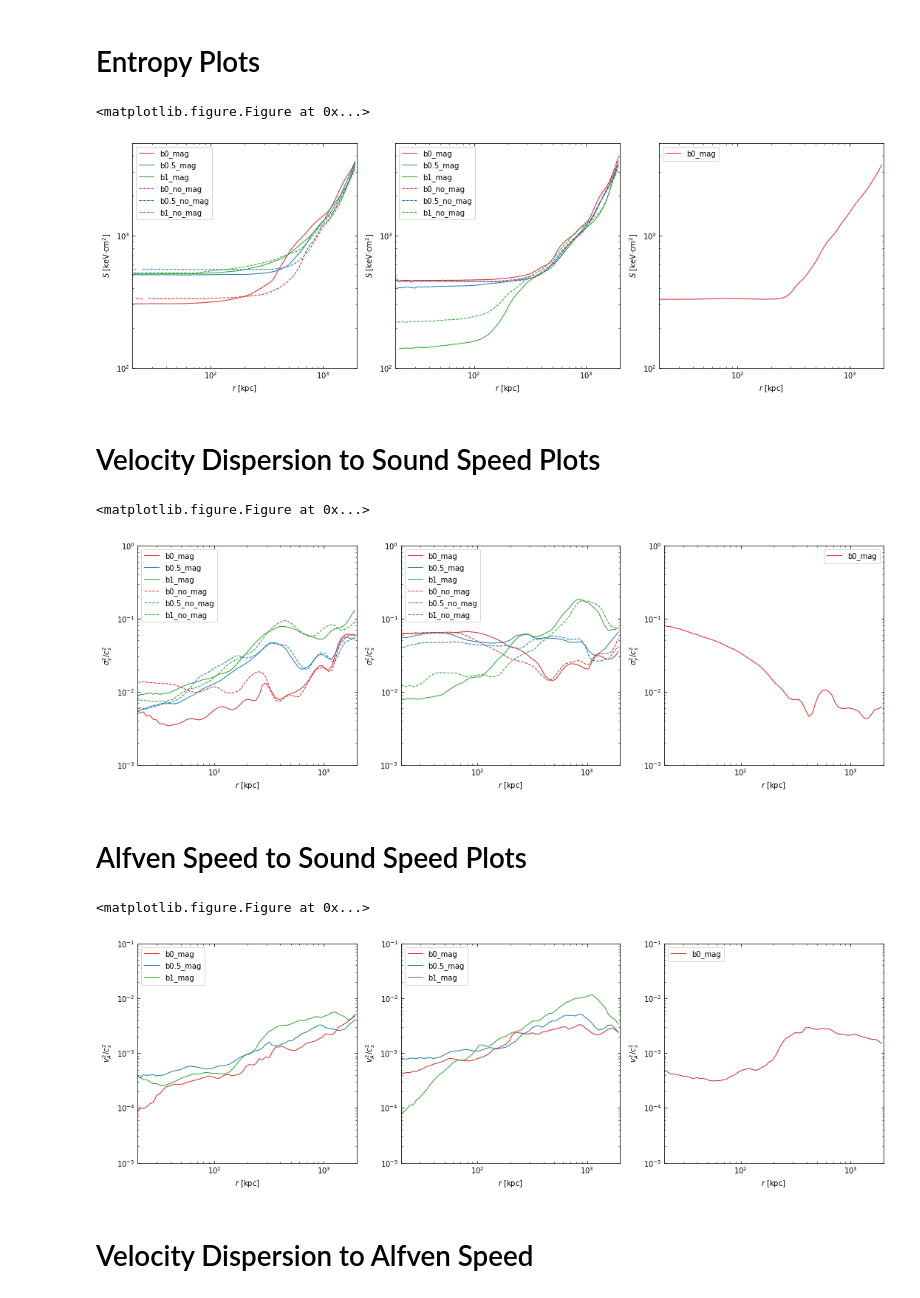
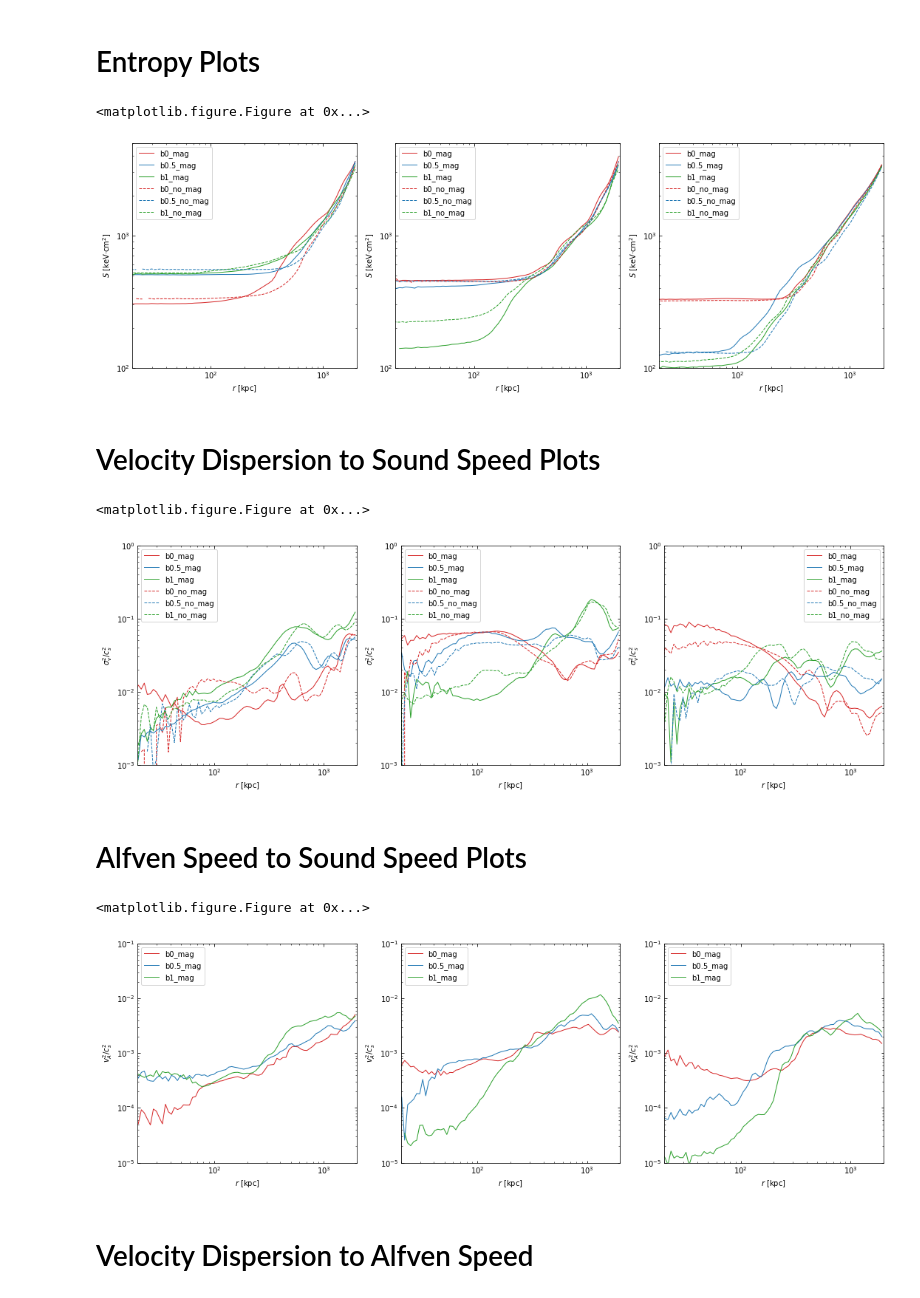
Before and after one commit to bbrzycki/cluster-mergers-and-b-fields, a Jupyter notebook: plotting_notebook_p.ipynb, the cells around one changed output. Cells and saved outputs as stored; diff of their text form; code cells hidden in the pictures.

```diff
--- a/plotting_notebook_p.ipynb
+++ b/plotting_notebook_p.ipynb
@@ -127,7 +133,7 @@ SIM_TYPE31_no_mag = "1to10_b0"+"_no_mag.hdf5"
 SIM_TYPE32_no_mag = "1to10_b0.5"+"_no_mag.hdf5"
 SIM_TYPE33_no_mag = "1to10_b1"+"_no_mag.hdf5"
 
-a=0
+a=00
 
 radius = m.yt.YTArray.from_hdf5(SIM_TYPE11_mag, dataset_name="/%s/radius"%"profiles_0500")[a:].in_units('kpc')
 
@@ -145,10 +151,17 @@ num=(m.np.log10(xlim2)-m.np.log10(xlim1))/(m.np.log10(ylim2)-m.np.log10(ylim1))
 ax1 = m.plt.subplot(131, aspect=num)
 ax2 = m.plt.subplot(132, aspect=num)
 ax3 = m.plt.subplot(133, aspect=num)
-#ax1.tick_params(direction='in',top='on',right='on')
+# #ax1.tick_params(direction='in',top='on',right='on')
+
+# ax1 = m.plt.subplot(131)
+# ax2 = m.plt.subplot(132)
+# ax3 = m.plt.subplot(133)
 
 
 axes = [ax1, ax2, ax3]
+
+print(radius, len(radius))
+print(density(SIM_TYPE11_no_mag,"profiles_0500"), len(density(SIM_TYPE11_no_mag,"profiles_0500")))
 
 # magnetic
 line_11_mag, =ax1.plot(radius, density(SIM_TYPE11_mag,"profiles_0500"), 'C3', lw=1, label="b0_mag")
@@ -158,8 +171,8 @@ line_21_mag, =ax2.plot(radius, density(SIM_TYPE21_mag,"profiles_0500"), 'C3', lw
 line_22_mag, =ax2.plot(radius, density(SIM_TYPE22_mag,"profiles_0500"), 'C0', lw=1, label="b0.5_mag")
 line_23_mag, =ax2.plot(radius, density(SIM_TYPE23_mag,"profiles_0450"), 'C2', lw=1, label="b1_mag")
 line_31_mag, =ax3.plot(radius, density(SIM_TYPE31_mag,"profiles_0500"), 'C3', lw=1, label="b0_mag")
-#line_32_mag, =ax3.plot(radius, density(SIM_TYPE32_mag,"profiles_0500"), 'C0', lw=1, label="b0.5_mag")
-#line_33_mag, =ax3.plot(radius, density(SIM_TYPE33_mag,"profiles_0500"), 'C2', lw=1, label="b1_mag")
+line_32_mag, =ax3.plot(radius, density(SIM_TYPE32_mag,"profiles_0500"), 'C0', lw=1, label="b0.5_mag")
+line_33_mag, =ax3.plot(radius, density(SIM_TYPE33_mag,"profiles_0500"), 'C2', lw=1, label="b1_mag")
 
 # non-magnetic
 line_11_no_mag, =ax1.plot(radius, density(SIM_TYPE11_no_mag,"profiles_0500"), 'C3--', lw=1, label="b0_no_mag")
@@ -168,16 +181,16 @@ line_13_no_mag, =ax1.plot(radius, density(SIM_TYPE13_no_mag,"profiles_0500"), 'C
 line_21_no_mag, =ax2.plot(radius, density(SIM_TYPE21_no_mag,"profiles_0500"), 'C3--', lw=1, label="b0_no_mag")
 line_22_no_mag, =ax2.plot(radius, density(SIM_TYPE22_no_mag,"profiles_0500"), 'C0--', lw=1, label="b0.5_no_mag")
 line_23_no_mag, =ax2.plot(radius, density(SIM_TYPE23_no_mag,"profiles_0500"), 'C2--', lw=1, label="b1_no_mag")
-#line_31_no_mag, =ax3.plot(radius, density(SIM_TYPE31_no_mag,"profiles_0500"), 'C3--', lw=1, label="b0_no_mag")
-#line_32_no_mag, =ax3.plot(radius, density(SIM_TYPE32_no_mag,"profiles_0500"), 'C0--', lw=1, label="b0.5_no_mag")
-#line_33_no_mag, =ax3.plot(radius, density(SIM_TYPE33_no_mag,"profiles_0500"), 'C2--', lw=1, label="b1_no_mag")
+line_31_no_mag, =ax3.plot(radius, density(SIM_TYPE31_no_mag,"profiles_0500"), 'C3--', lw=1, label="b0_no_mag")
+line_32_no_mag, =ax3.plot(radius, density(SIM_TYPE32_no_mag,"profiles_0500"), 'C0--', lw=1, label="b0.5_no_mag")
+line_33_no_mag, =ax3.plot(radius, density(SIM_TYPE33_no_mag,"profiles_0500"), 'C2--', lw=1, label="b1_no_mag")
 
 ax1.legend(handles=[line_11_mag,line_12_mag,line_13_mag,line_11_no_mag,line_12_no_mag,line_13_no_mag], loc=3)
 ax2.legend(handles=[line_21_mag,line_22_mag,line_23_mag,line_21_no_mag,line_22_no_mag,line_23_no_mag], loc=3)
 # ax3.legend(handles=[line_31_mag,line_32_mag,line_33_mag,line_31_no_mag,line_32_no_mag,line_33_no_mag], loc=1)
 #ax1.legend(handles=[line_11_mag,line_12_mag,line_13_mag,line_11_no_mag,line_12_no_mag,line_13_no_mag], loc=3)
 #ax2.legend(handles=[line_21_mag,line_22_mag,line_21_no_mag], loc=3)
-ax3.legend(handles=[line_31_mag], loc=3)
+ax3.legend(handles=[line_31_mag,line_32_mag,line_33_mag,line_31_no_mag,line_32_no_mag,line_33_no_mag], loc=3)
 
 #format axes
 for plot_ax in axes:
@@ -292,8 +304,8 @@ line_21_mag, =ax2.plot(radius, S(SIM_TYPE21_mag,"profiles_0500"), 'C3', lw=1, la
 line_22_mag, =ax2.plot(radius, S(SIM_TYPE22_mag,"profiles_0500"), 'C0', lw=1, label="b0.5_mag")
 line_23_mag, =ax2.plot(radius, S(SIM_TYPE23_mag,"profiles_0450"), 'C2', lw=1, label="b1_mag")
 line_31_mag, =ax3.plot(radius, S(SIM_TYPE31_mag,"profiles_0500"), 'C3', lw=1, label="b0_mag")
-#line_32_mag, =ax3.plot(radius, S(SIM_TYPE32_mag,"profiles_0500"), 'C0', lw=1, label="b0.5_mag")
-#line_33_mag, =ax3.plot(radius, S(SIM_TYPE33_mag,"profiles_0500"), 'C2', lw=1, label="b1_mag")
+line_32_mag, =ax3.plot(radius, S(SIM_TYPE32_mag,"profiles_0500"), 'C0', lw=1, label="b0.5_mag")
+line_33_mag, =ax3.plot(radius, S(SIM_TYPE33_mag,"profiles_0500"), 'C2', lw=1, label="b1_mag")
 
 # non-magnetic
 line_11_no_mag, =ax1.plot(radius, S(SIM_TYPE11_no_mag,"profiles_0500"), 'C3--', lw=1, label="b0_no_mag")
@@ -302,16 +314,17 @@ line_13_no_mag, =ax1.plot(radius, S(SIM_TYPE13_no_mag,"profiles_0500"), 'C2--',
 line_21_no_mag, =ax2.plot(radius, S(SIM_TYPE21_no_mag,"profiles_0500"), 'C3--', lw=1, label="b0_no_mag")
 line_22_no_mag, =ax2.plot(radius, S(SIM_TYPE22_no_mag,"profiles_0500"), 'C0--', lw=1, label="b0.5_no_mag")
 line_23_no_mag, =ax2.plot(radius, S(SIM_TYPE23_no_mag,"profiles_0500"), 'C2--', lw=1, label="b1_no_mag")
-#line_31_no_mag, =ax3.plot(radius, S(SIM_TYPE31_no_mag,"profiles_0500"), 'C3--', lw=1, label="b0_no_mag")
-#line_32_no_mag, =ax3.plot(radius, S(SIM_TYPE32_no_mag,"profiles_0500"), 'C0--', lw=1, label="b0.5_no_mag")
-#line_33_no_mag, =ax3.plot(radius, S(SIM_TYPE33_no_mag,"profiles_0500"), 'C2--', lw=1, label="b1_no_mag")
+line_31_no_mag, =ax3.plot(radius, S(SIM_TYPE31_no_mag,"profiles_0500"), 'C3--', lw=1, label="b0_no_mag")
+line_32_no_mag, =ax3.plot(radius, S(SIM_TYPE32_no_mag,"profiles_0500"), 'C0--', lw=1, label="b0.5_no_mag")
+line_33_no_mag, =ax3.plot(radius, S(SIM_TYPE33_no_mag,"profiles_0500"), 'C2--', lw=1, label="b1_no_mag")
 
 ax1.legend(handles=[line_11_mag,line_12_mag,line_13_mag,line_11_no_mag,line_12_no_mag,line_13_no_mag], loc=2)
 ax2.legend(handles=[line_21_mag,line_22_mag,line_23_mag,line_21_no_mag,line_22_no_mag,line_23_no_mag], loc=2)
 # ax3.legend(handles=[line_31_mag,line_32_mag,line_33_mag,line_31_no_mag,line_32_no_mag,line_33_no_mag], loc=1)
 #ax1.legend(handles=[line_11_mag,line_12_mag,line_13_mag,line_11_no_mag,line_12_no_mag,line_13_no_mag], loc=2)
 #ax2.legend(handles=[line_21_mag,line_22_mag,line_21_no_mag], loc=2)
-ax3.legend(handles=[line_31_mag], loc=2)
+ax3.legend(handles=[line_31_mag,line_32_mag,line_33_mag,line_31_no_mag,line_32_no_mag,line_33_no_mag], loc=2)
+
 
 #format axes
 for plot_ax in axes:
@@ -339,7 +352,7 @@ m.plt.tight_layout()
 m.plt.show()
 # %% [output]
 <matplotlib.figure.Figure at 0x...>
-[figure, old version]
+[figure, new version]
 # %% [markdown]
 # Velocity Dispersion to Sound Speed Plots
 # %%
@@ -406,8 +419,8 @@ line_21_mag, =ax2.plot(radius, velocity_variance(SIM_TYPE21_mag,"profiles_0500")
 line_22_mag, =ax2.plot(radius, velocity_variance(SIM_TYPE22_mag,"profiles_0500")/c_s_sq(SIM_TYPE22_mag,"profiles_0500"), 'C0', lw=1, label="b0.5_mag")
 line_23_mag, =ax2.plot(radius, velocity_variance(SIM_TYPE23_mag,"profiles_0450")/c_s_sq(SIM_TYPE23_mag,"profiles_0450"), 'C2', lw=1, label="b1_mag")
 line_31_mag, =ax3.plot(radius, velocity_variance(SIM_TYPE31_mag,"profiles_0500")/c_s_sq(SIM_TYPE31_mag,"profiles_0500"), 'C3', lw=1, label="b0_mag")
-#line_32_mag, =ax3.plot(radius, velocity_variance(SIM_TYPE32_mag,"profiles_0500")/c_s_sq(SIM_TYPE32_mag,"profiles_0500"), 'C0', lw=1, label="b0.5_mag")
-#line_33_mag, =ax3.plot(radius, velocity_variance(SIM_TYPE33_mag,"profiles_0500")/c_s_sq(SIM_TYPE33_mag,"profiles_0500"), 'C2', lw=1, label="b1_mag")
+line_32_mag, =ax3.plot(radius, velocity_variance(SIM_TYPE32_mag,"profiles_0500")/c_s_sq(SIM_TYPE32_mag,"profiles_0500"), 'C0', lw=1, label="b0.5_mag")
+line_33_mag, =ax3.plot(radius, velocity_variance(SIM_TYPE33_mag,"profiles_0500")/c_s_sq(SIM_TYPE33_mag,"profiles_0500"), 'C2', lw=1, label="b1_mag")
 
 # non-magnetic
 line_11_no_mag, =ax1.plot(radius, velocity_variance(SIM_TYPE11_no_mag,"profiles_0500")/c_s_sq(SIM_TYPE11_no_mag,"profiles_0500"), 'C3--', lw=1, label="b0_no_mag")
@@ -416,44 +429,44 @@ line_13_no_mag, =ax1.plot(radius, velocity_variance(SIM_TYPE13_no_mag,"profiles_
 line_21_no_mag, =ax2.plot(radius, velocity_variance(SIM_TYPE21_no_mag,"profiles_0500")/c_s_sq(SIM_TYPE21_no_mag,"profiles_0500"), 'C3--', lw=1, label="b0_no_mag")
 line_22_no_mag, =ax2.plot(radius, velocity_variance(SIM_TYPE22_no_mag,"profiles_0500")/c_s_sq(SIM_TYPE22_no_mag,"profiles_0500"), 'C0--', lw=1, label="b0.5_no_mag")
 line_23_no_mag, =ax2.plot(radius, velocity_variance(SIM_TYPE23_no_mag,"profiles_0500")/c_s_sq(SIM_TYPE23_no_mag,"profiles_0500"), 'C2--', lw=1, label="b1_no_mag")
-#line_31_no_mag, =ax3.plot(radius, velocity_variance(SIM_TYPE31_no_mag,"profiles_0500")/c_s_sq(SIM_TYPE31_no_mag,"profiles_0500"), 'C3--', lw=1, label="b0_no_mag")
-#line_32_no_mag, =ax3.plot(radius, velocity_variance(SIM_TYPE32_no_mag,"profiles_0500")/c_s_sq(SIM_TYPE32_no_mag,"profiles_0500"), 'C0--', lw=1, label="b0.5_no_mag")
-#line_33_no_mag, =ax3.plot(radius, velocity_variance(SIM_TYPE33_no_mag,"profiles_0500")/c_s_sq(SIM_TYPE33_no_mag,"profiles_0500"), 'C2--', lw=1, label="b1_no_mag")
+line_31_no_mag, =ax3.plot(radius, velocity_variance(SIM_TYPE31_no_mag,"profiles_0500")/c_s_sq(SIM_TYPE31_no_mag,"profiles_0500"), 'C3--', lw=1, label="b0_no_mag")
+line_32_no_mag, =ax3.plot(radius, velocity_variance(SIM_TYPE32_no_mag,"profiles_0500")/c_s_sq(SIM_TYPE32_no_mag,"profiles_0500"), 'C0--', lw=1, label="b0.5_no_mag")
+line_33_no_mag, =ax3.plot(radius, velocity_variance(SIM_TYPE33_no_mag,"profiles_0500")/c_s_sq(SIM_TYPE33_no_mag,"profiles_0500"), 'C2--', lw=1, label="b1_no_mag")
 
 ax1.legend(handles=[line_11_mag,line_12_mag,line_13_mag,line_11_no_mag,line_12_no_mag,line_13_no_mag], loc=2)
 ax2.legend(handles=[line_21_mag,line_22_mag,line_23_mag,line_21_no_mag,line_22_no_mag,line_23_no_mag], loc=2)
 # ax3.legend(handles=[line_31_mag,line_32_mag,line_33_mag,line_31_no_mag,line_32_no_mag,line_33_no_mag], loc=1)
 #ax1.legend(handles=[line_11_mag,line_12_mag,line_13_mag,line_11_no_mag,line_12_no_mag,line_13_no_mag], loc=2)
 #ax2.legend(handles=[line_21_mag,line_22_mag,line_21_no_mag], loc=1)
-ax3.legend(handles=[line_31_mag], loc=1)
+ax3.legend(handles=[line_31_mag,line_32_mag,line_33_mag,line_31_no_mag,line_32_no_mag,line_33_no_mag], loc=1)
 
 #format axes
 for plot_ax in axes:
     plot_ax.tick_params(axis='both',
                     which='both',
                     direction='in',
                     bottom='on',
                     top='on',
                     left='on',
                     right='on')
 
     plot_ax.set_ylabel("$\sigma_v^2/c_s^2$") #% get_units(velocity_variance(SIM_TYPE11_no_mag,"profiles_0500")/c_s_sq(SIM_TYPE11_no_mag,"profiles_0500")))
 
     plot_ax.set_xscale('log')
     plot_ax.set_yscale('log')
     plot_ax.set_xlim(xlim1,xlim2)
     plot_ax.set_ylim(ylim1,ylim2)
 
     plot_ax.set_xlabel("$r$ [kpc]")
 
     #plot_ax.set_xlim(0.0, 10000.0)
 #ax1.set_ylabel("testLABEL")
 #ax1.set_title('Time Series (%s)')
 m.plt.tight_layout()
 m.plt.show()
 # %% [output]
 <matplotlib.figure.Figure at 0x...>
-[figure, old version]
+[figure, new version]
 # %% [markdown]
 # Alfven Speed to Sound Speed Plots
 # %%
@@ -520,15 +533,15 @@ line_21_mag, =ax2.plot(radius, v_A_sq(SIM_TYPE21_mag,"profiles_0500")/c_s_sq(SIM
 line_22_mag, =ax2.plot(radius, v_A_sq(SIM_TYPE22_mag,"profiles_0500")/c_s_sq(SIM_TYPE22_mag,"profiles_0500"), 'C0', lw=1, label="b0.5_mag")
 line_23_mag, =ax2.plot(radius, v_A_sq(SIM_TYPE23_mag,"profiles_0450")/c_s_sq(SIM_TYPE23_mag,"profiles_0450"), 'C2', lw=1, label="b1_mag")
 line_31_mag, =ax3.plot(radius, v_A_sq(SIM_TYPE31_mag,"profiles_0500")/c_s_sq(SIM_TYPE31_mag,"profiles_0500"), 'C3', lw=1, label="b0_mag")
-#line_32_mag, =ax3.plot(radius, v_A_sq(SIM_TYPE32_mag,"profiles_0500")/c_s_sq(SIM_TYPE32_mag,"profiles_0500"), 'C0', lw=1, label="b0.5_mag")
-#line_33_mag, =ax3.plot(radius, v_A_sq(SIM_TYPE33_mag,"profiles_0500")/c_s_sq(SIM_TYPE33_mag,"profiles_0500"), 'C2', lw=1, label="b1_mag")
+line_32_mag, =ax3.plot(radius, v_A_sq(SIM_TYPE32_mag,"profiles_0500")/c_s_sq(SIM_TYPE32_mag,"profiles_0500"), 'C0', lw=1, label="b0.5_mag")
+line_33_mag, =ax3.plot(radius, v_A_sq(SIM_TYPE33_mag,"profiles_0500")/c_s_sq(SIM_TYPE33_mag,"profiles_0500"), 'C2', lw=1, label="b1_mag")
 
 # ax1.legend(handles=[line_11_mag,line_12_mag,line_13_mag], loc=1)
 # ax2.legend(handles=[line_21_mag,line_22_mag,line_23_mag], loc=1)
 # ax3.legend(handles=[line_31_mag,line_32_mag,line_33_mag], loc=1)
 ax1.legend(handles=[line_11_mag,line_12_mag,line_13_mag], loc=2)
 ax2.legend(handles=[line_21_mag,line_22_mag,line_23_mag], loc=2)
-ax3.legend(handles=[line_31_mag], loc=2)
+ax3.legend(handles=[line_31_mag,line_32_mag,line_33_mag], loc=2)
 
 #format axes
 for plot_ax in axes:
@@ -556,7 +569,7 @@ m.plt.tight_layout()
 m.plt.show()
 # %% [output]
 <matplotlib.figure.Figure at 0x...>
-[figure, old version]
+[figure, new version]
 # %% [markdown]
 # Velocity Dispersion to Alfven Speed
 # %%
```
Also changed, not shown: parts of 17 cells of this notebook, 7 other files.
